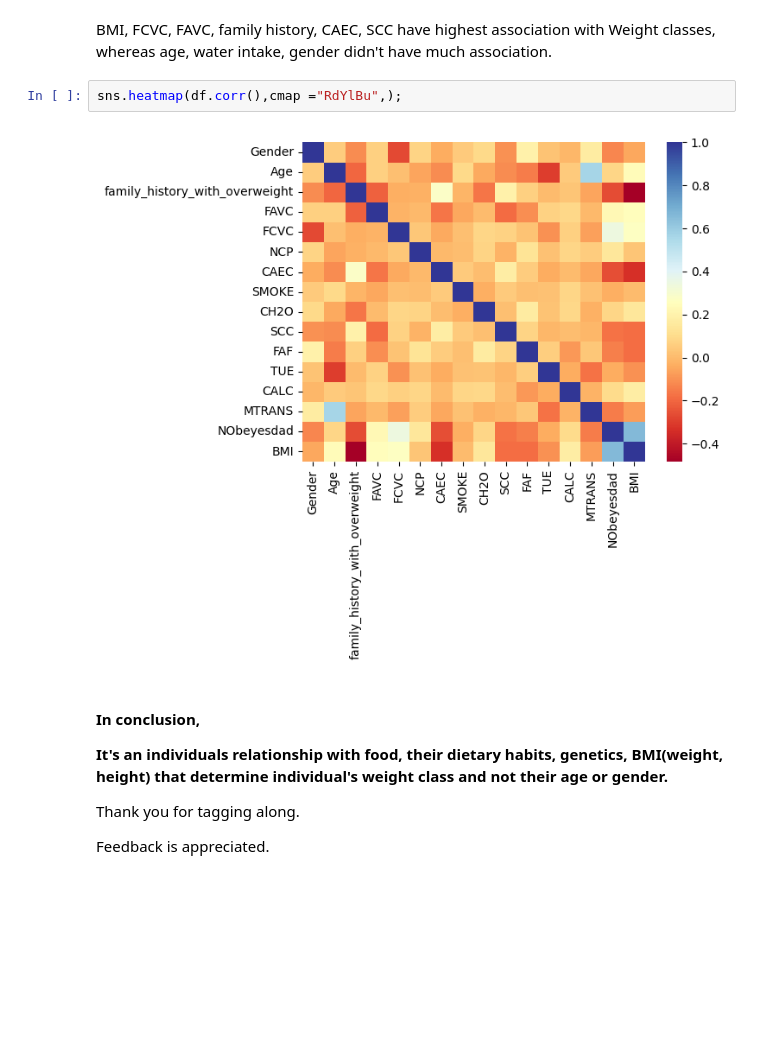
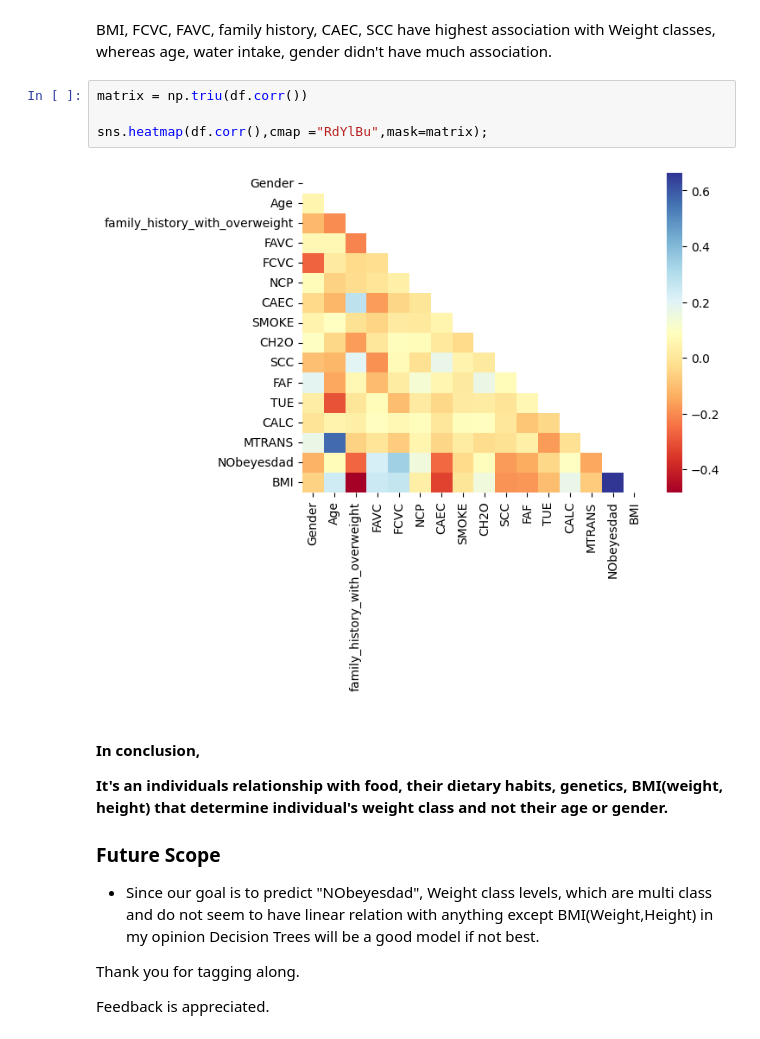
Before and after one commit to gshreya5/colab, a Jupyter notebook: EDA_on_UCI_Obesity_Dataset.ipynb, the cells around one changed output. Drawn from its saved outputs; the diff is of its cells as text; blank space fills up the shorter version.

```diff
--- a/EDA_on_UCI_Obesity_Dataset.ipynb
+++ b/EDA_on_UCI_Obesity_Dataset.ipynb
@@ -382,15 +396,23 @@ Name: NObeyesdad, dtype: float64
 # %% [markdown]
 BMI, FCVC, FAVC, family history, CAEC, SCC  have highest association with Weight classes, whereas age, water intake, gender didn't have much association.
 # %%
-sns.heatmap(df.corr(),cmap ="RdYlBu",);
+matrix = np.triu(df.corr())
+
+sns.heatmap(df.corr(),cmap ="RdYlBu",mask=matrix);
 # %% [output]
-[figure, old version]
+[figure, new version]
 # %% [markdown]
 #### In conclusion,
 
 **It's an individuals relationship with food, their dietary habits, genetics, BMI(weight, height) that determine individual's weight class and not their age or gender.**
 
 
+### Future Scope
+* Since our goal is to predict "NObeyesdad", Weight class levels, which are multi class and do not seem to have linear relation with anything except BMI(Weight,Height) in my opinion Decision Trees will be a good model if not best.
+
+
+
+
 
 Thank you for tagging along.
 
```
Also changed, not shown: parts of 12 cells of this notebook.
